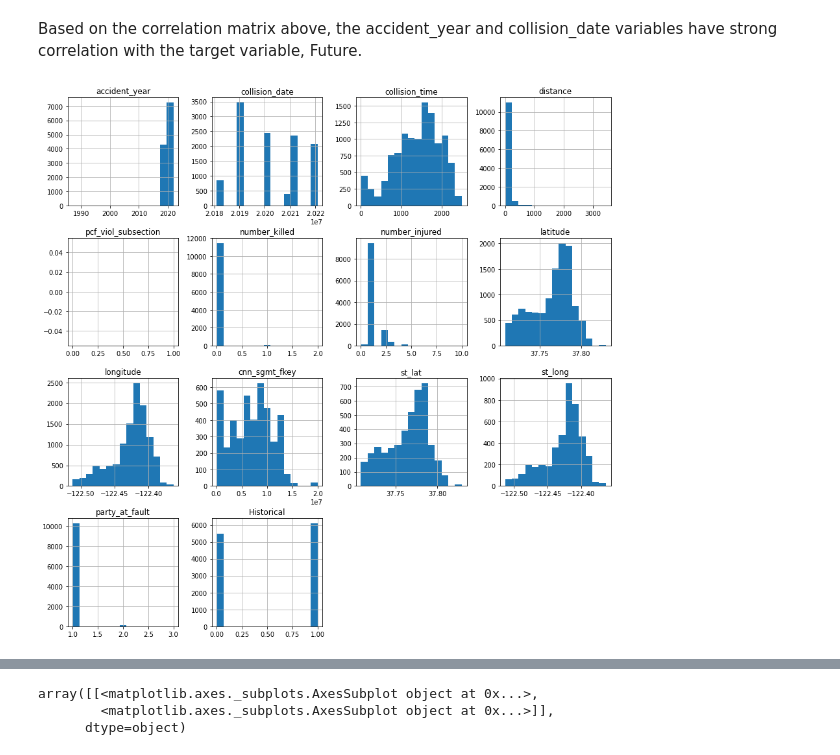
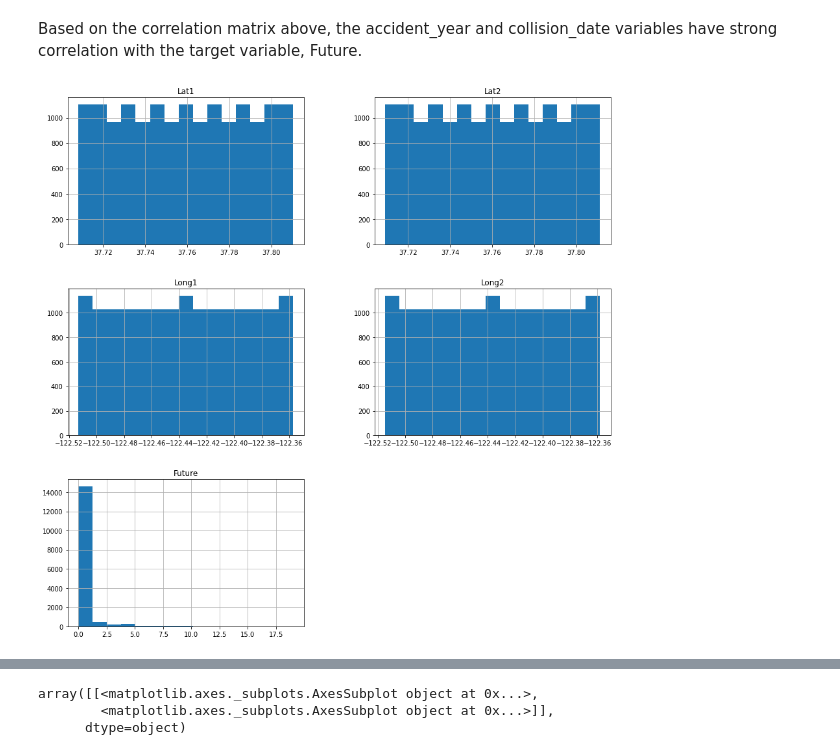
Before and after one commit to arisanguyen/210_Capstone_Aditya_Arisa_Noriel, a Jupyter notebook: Noriel_(Edit)_Collisions_Mapping_by_Tiles.ipynb, the cells around one changed output, grey strips where cells are left out. Cells and saved outputs as stored; diff of their text form; code cells hidden in the pictures.

```diff
--- a/Noriel_(Edit)_Collisions_Mapping_by_Tiles.ipynb
+++ b/Noriel_(Edit)_Collisions_Mapping_by_Tiles.ipynb
@@ -233,14 +240,7 @@ dtype: object
 # %%
-FIELDS_all = ["type", "geometry", "case_id_pkey", "collision_severity", "accident_year", "collision_date", "collision_time", "distance",
-              "direction", "pcf_viol_category", "pcf_violation", "pcf_viol_subsection", "type_of_collision", "mviw", "street_view", "primary_rd",
-              "secondary_rd", "dph_col_grp", "day_of_week", "time_cat", "weather_1", "full_pcf", "intersection", "month", "vz_pcf_link", "x_street_comb",
-              "lighting", "number_killed", "number_injured", "latitude", "longitude", "cnn_sgmt_fkey", "full_street_name", "from_intrsctn", "to_intrsctn",
-              "st_lat", "st_long", "dph_col_grp_description", "road_surface", "ped_action", "control_device", "pst_pull_date_time", "bndy_type",
-              "party_at_fault", "party1_type", "party1_dir_of_travel", "party1_move_pre_acc", "party2_type", "party2_dir_of_travel", "party2_move_pre_acc",
-              "Historical", "Future"]
-FIELDS_numeric = ["accident_year", "collision_date", "collision_time", "distance", "pcf_viol_subsection",
-                             "number_killed", "number_injured", "latitude", "longitude", "cnn_sgmt_fkey", "st_lat",
-                             "st_long", "party_at_fault", "Historical", "Future"]
+columns_all = ["Tile_ID", "Lat1", "Lat2", "Long1", "Long2", "Mid", "Future", "Historical"]
+
+#columns_numeric = ["Lat1", "Lat2", "Long1", "Long2", "Future", "Historical"]
 # %%
 # prints data that will be plotted
 # columns shown here are selected by corr() since
@@ -284,7 +282,7 @@ Deprecated in NumPy 1.20; for more details and guidance: https://numpy.org/devdo
 # %% [markdown]
 Based on the correlation matrix above, the accident_year and collision_date variables have strong correlation with the target variable, Future.
 # %%
-collisions[FIELDS_numeric[:-1]].hist(figsize=(15,15), bins=15)
+tiles[columns_all[:-1]].hist(figsize=(15,15), bins=15)
 mp.show()
 # %% [output]
-[figure, old version]
+[figure, new version]
```
Also changed, not shown: parts of 8 cells of this notebook.
